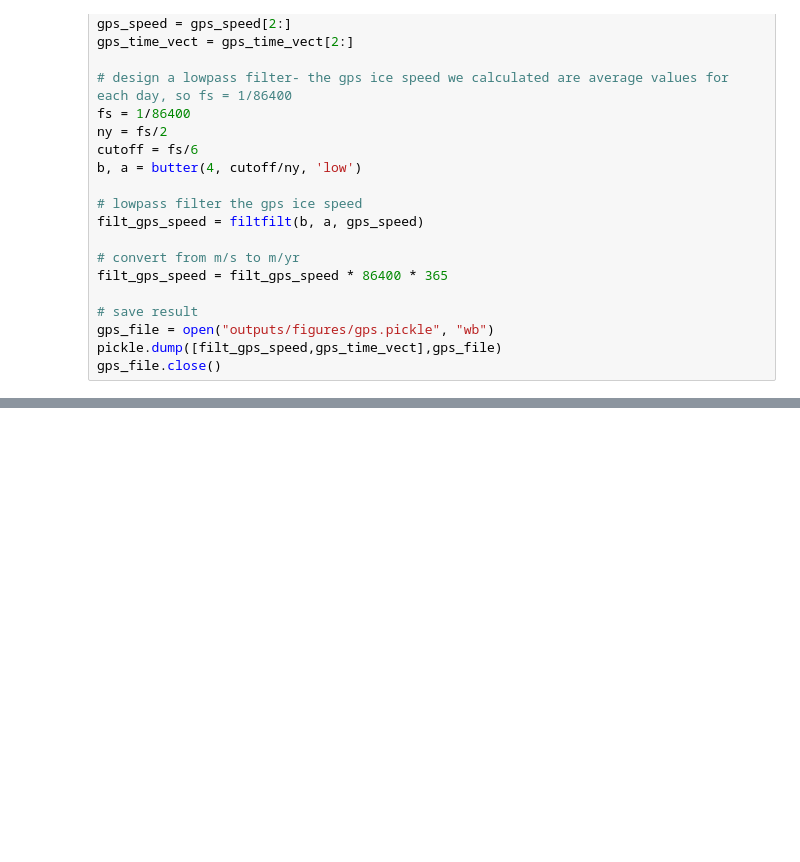
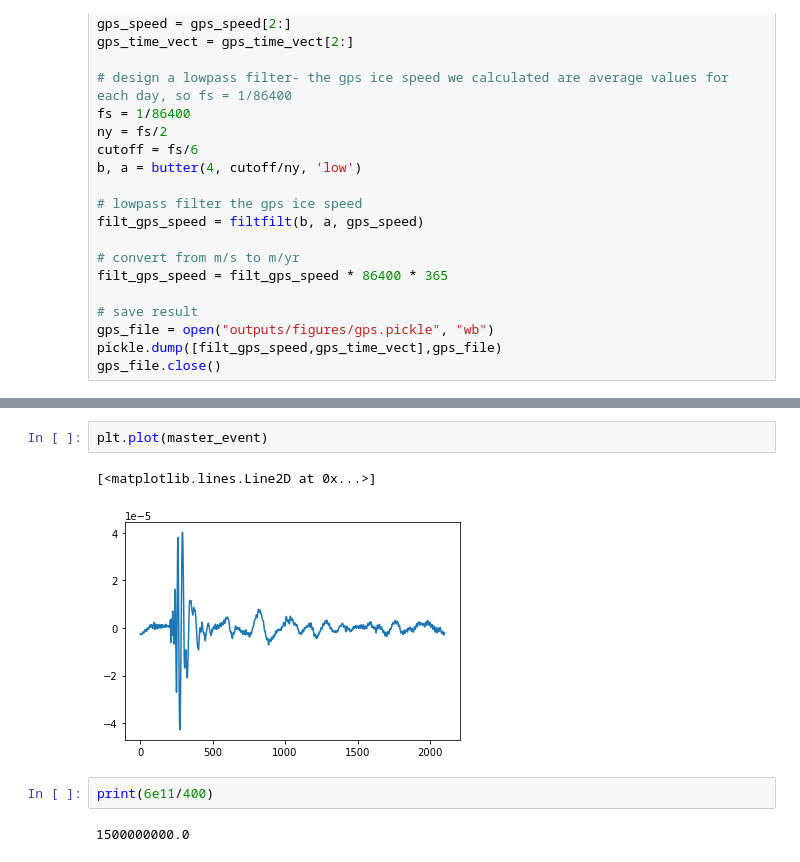
Before and after one commit to stepholinger/rift_detection_location, a Jupyter notebook: riftquake_analysis.ipynb, the cells around one changed output, grey strips where cells are left out. Drawn from its saved outputs; the diff is of its cells as text; blank space fills up the shorter version.

```diff
--- a/riftquake_analysis.ipynb
+++ b/riftquake_analysis.ipynb
@@ -768,0 +909,9 @@ gf_ds.close()
+# %%
+plt.plot(master_event)
+# %% [output]
+[<matplotlib.lines.Line2D at 0x...>]
+[figure, added]
+# %%
+print(6e11/400)
+# %% [output]
+1500000000.0
```
Also changed, not shown: parts of 12 cells of this notebook, 11 other files.
